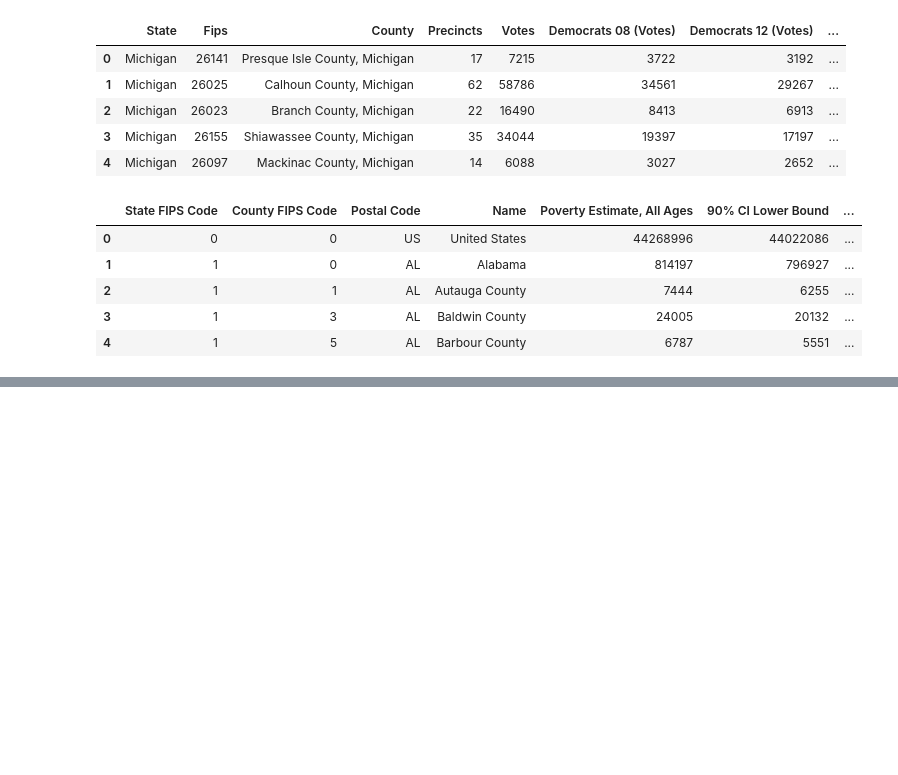
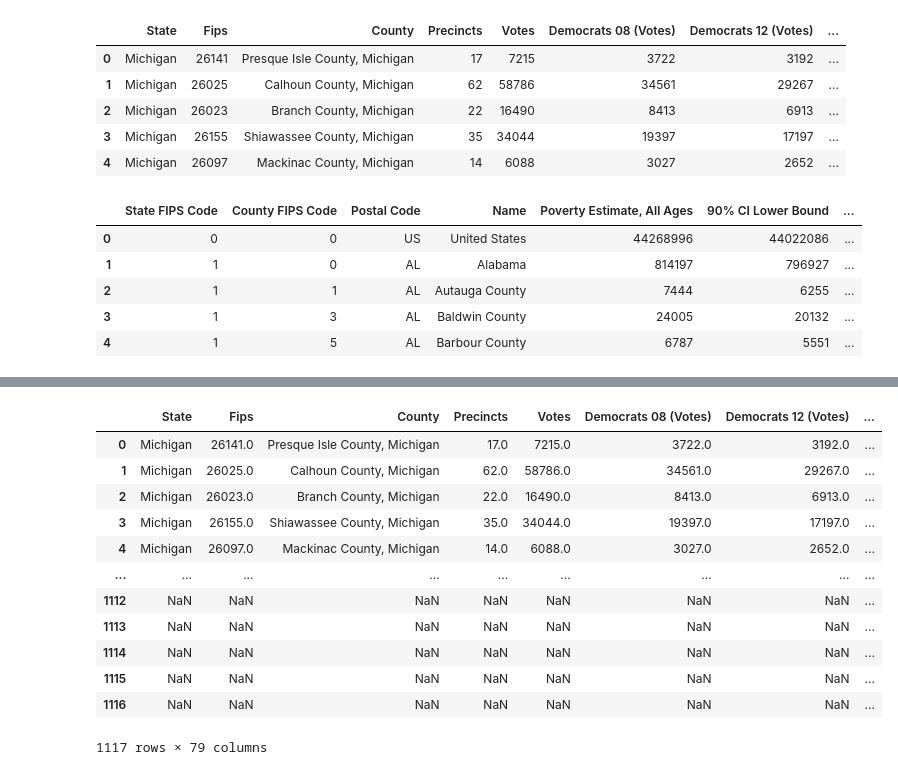
Before and after one commit to eweed001/ORIE-4741-Project, a Jupyter notebook: Data Cleaning and Manipulating.ipynb, the cells around one changed output, grey strips where cells are left out. Cells and saved outputs as stored; diff of their text form; code cells hidden in the pictures; blank space fills up the shorter version.

Commit message:
finished merging earnings and gdp in

```diff
--- a/Data Cleaning and Manipulating.ipynb
+++ b/Data Cleaning and Manipulating.ipynb
@@ -329,3 +416,5 @@ In next meeting:
 
 
 midterm report goal: model that preforms relatively well on 2016 data
+# %%
+gdp = pd.read_csv('data/real_GDP_16.csv')
@@ -332,2 +457,3 @@ midterm report goal: model that preforms relatively well on 2016 data
 # %%
 # Clean GDP dataframe
+gdp = gdp.loc[gdp['Description'] == 'All industry total']
@@ -337,0 +504,4 @@ midterm report goal: model that preforms relatively well on 2016 data
+# %%
+#adding new column that has fips in string format so we can use that column to merge df and gdp on
+df['str_fips'] = df['Fips'].apply(str)
+df.head()
@@ -337,0 +515,4 @@ midterm report goal: model that preforms relatively well on 2016 data
+# %%
+# Merging df and gdp
+df = pd.merge(df, gdp, how = 'outer', left_on = 'str_fips', right_on = 'GeoFips') #Did an outer join bc with an inner we lost a lot of rows...what happened here?
+df.head()
@@ -338,3 +526,19 @@ midterm report goal: model that preforms relatively well on 2016 data
+# %%
+df
+# %% [output]
+|  | State | Fips | County | Precincts | Votes | Democrats 08 (Votes) | Democrats 12 (Votes) | ... |
+| 0 | Michigan | 26141.0 | Presque Isle County, Michigan | 17.0 | 7215.0 | 3722.0 | 3192.0 | ... |
+| 1 | Michigan | 26025.0 | Calhoun County, Michigan | 62.0 | 58786.0 | 34561.0 | 29267.0 | ... |
+| 2 | Michigan | 26023.0 | Branch County, Michigan | 22.0 | 16490.0 | 8413.0 | 6913.0 | ... |
+| 3 | Michigan | 26155.0 | Shiawassee County, Michigan | 35.0 | 34044.0 | 19397.0 | 17197.0 | ... |
+| 4 | Michigan | 26097.0 | Mackinac County, Michigan | 14.0 | 6088.0 | 3027.0 | 2652.0 | ... |
+| ... | ... | ... | ... | ... | ... | ... | ... | ... |
+| 1112 | NaN | NaN | NaN | NaN | NaN | NaN | NaN | ... |
+| 1113 | NaN | NaN | NaN | NaN | NaN | NaN | NaN | ... |
+| 1114 | NaN | NaN | NaN | NaN | NaN | NaN | NaN | ... |
+| 1115 | NaN | NaN | NaN | NaN | NaN | NaN | NaN | ... |
+| 1116 | NaN | NaN | NaN | NaN | NaN | NaN | NaN | ... |
+1117 rows × 79 columns
 # %%
 # Look at correlation plot to determine which features are redundant?
 # %%
```
Also changed, not shown: parts of 33 cells of this notebook.
